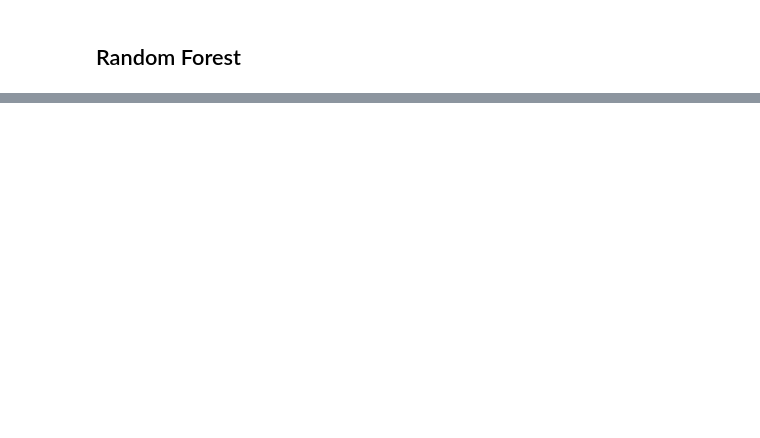
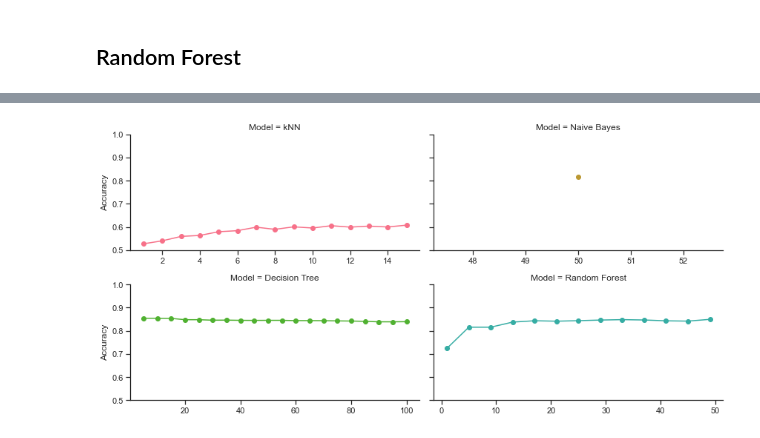
Before and after one commit to enrico-bagattin/tennis-betting, a Jupyter notebook: main.ipynb, the cells around one changed output, grey strips where cells are left out. Cells and saved outputs as stored; diff of their text form; code cells hidden in the pictures; blank space fills up the shorter version.

```diff
--- a/main.ipynb
+++ b/main.ipynb
@@ -241,3 +247,5 @@ gnb.fit(X_train_80,y_train_80)
 # Finally evaluate on test
 test_acc = accuracy_score(y_true=y_test, y_pred=gnb.predict(X_test))
 print ("Test Accuracy: {:.3f}".format(test_acc))
+
+accuraciesForModels['Naive Bayes'] = [[valid_acc, 50]]
@@ -273,3 +284,5 @@ dt.fit(X_train_80,y_train_80)
 # Finally evaluate on test
 test_acc = accuracy_score(y_true=y_test, y_pred=dt.predict(X_test))
 print ("Test Accuracy: {:.3f}".format(test_acc))
+
+accuraciesForModels['Decision Tree'] = accuracies
@@ -284,7 +315,7 @@ from sklearn.metrics import accuracy_score
 
 accuracies = []
 
-for estimators in range(1, 51):
+for estimators in range(1, 50, 4):
     # train a decision tree classifier
     rf = RandomForestClassifier(n_estimators=estimators)
     rf.fit(X_train, y_train)
@@ -292,13 +323,13 @@ for estimators in range(1, 51):
     # compute Accuracy
     train_acc = accuracy_score(y_true=y_train, y_pred=rf.predict(X_train))
     valid_acc = accuracy_score(y_true=y_valid, y_pred=rf.predict(X_valid))
-    print ("Estimators: {:2d} - Train Accuracy: {:.3f} - Validation Accuracy: {:.3f}".format(
+    print ("Number of Trees: {:2d} - Train Accuracy: {:.3f} - Validation Accuracy: {:.3f}".format(
         estimators,  train_acc, valid_acc) )
 
     accuracies += [ [valid_acc, estimators] ]
 
 best_accuracy, best_estimators = max(accuracies)
-print ( "Best Max Leaves", best_estimators )
+print ( "Best Number of Trees", best_estimators )
 
 # here we are using both training and validation,
 # to exploit the most data
@@ -308,3 +339,5 @@ rf.fit(X_train_80,y_train_80)
 # Finally evaluate on test
 test_acc = accuracy_score(y_true=y_test, y_pred=rf.predict(X_test))
 print ("Test Accuracy: {:.3f}".format(test_acc))
+
+accuraciesForModels['Random Forest'] = accuracies
@@ -312,0 +363,9 @@ from sklearn.ensemble import AdaBoostRegressor
+# %%
+cols = ['Model', 'Parameter', 'Accuracy']
+accuraciesForPlots = pd.DataFrame(columns = cols)
+
+for i, key in enumerate(accuraciesForModels):
+    for el in accuraciesForModels[key]:
+        accuraciesForPlots.loc[len(accuraciesForPlots)] = [key, el[1], el[0]]
+
+accuraciesForPlots.head()
@@ -312,0 +379,16 @@ from sklearn.ensemble import AdaBoostRegressor
+# %%
+import seaborn as sns
+import matplotlib.pyplot as plt
+
+sns.set(style="ticks")
+sns.set_palette("husl")
+
+grid = sns.FacetGrid(accuraciesForPlots, col="Model", aspect=2, ylim=(0.5, 1),
+                     col_wrap=2, sharex=False, hue="Model")
+grid.map(plt.axhline, y=0, ls=":", c=".5")
+grid.map(plt.plot, 'Parameter', 'Accuracy', marker="o")
+grid.set_axis_labels("", "Accuracy")
+
+grid.savefig("generated/accuracies.png")
+# %% [output]
+[figure, added]
```
Also changed, not shown: parts of 13 cells of this notebook, 6 other files.
